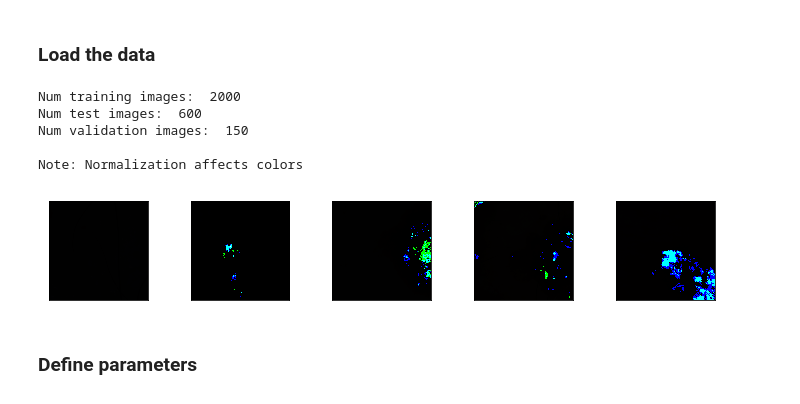
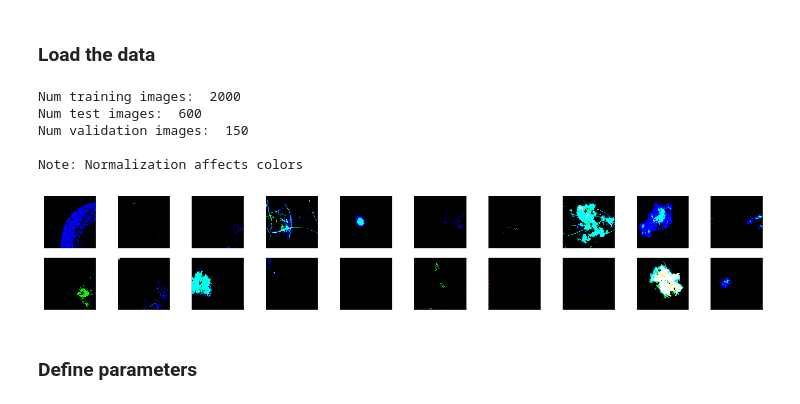
Before and after one commit to AnKra/udacity-dermatologist-ai, a Jupyter notebook: dermatologist-ai.ipynb, the cells around one changed output. Saved outputs shown, nothing was run; the diff lists cells and outputs as text; code cells hidden in the pictures.

Commit message:
increase batch size and changed scheduler

```diff
--- a/dermatologist-ai.ipynb
+++ b/dermatologist-ai.ipynb
@@ -334,30 +331,30 @@ Because of the relatively small amount of training data, I will use feature exta
 # %%
 %matplotlib inline
 
 image_size=299 # inception_v3 expects tensors with a size of N x 3 x 299 x 299
 
 train_transform = transforms.Compose([transforms.RandomHorizontalFlip(p=0.5),
                                       transforms.RandomVerticalFlip(p=0.5),
                                       transforms.RandomResizedCrop((image_size, image_size)),
                                       transforms.ToTensor(),
                                       transforms.Normalize(mean=[0.485, 0.456, 0.406],
                                                            std=[0.229, 0.224, 0.225])
                                      ])
 
 test_transform = transforms.Compose([transforms.Resize((image_size, image_size)),
                                      transforms.RandomResizedCrop((image_size, image_size)),
                                      transforms.ToTensor(),
                                      transforms.Normalize(mean=[0.485, 0.456, 0.406],
                                                           std=[0.229, 0.224, 0.225])])
 
-data, loaders = get_data_loaders("data/", train_transform, test_transform, image_size, batch_size=5)
+data, loaders = get_data_loaders("data/", train_transform, test_transform, image_size, batch_size=20)
 # %% [output]
 Num training images:  2000
 Num test images:  600
 Num validation images:  150
 
 Note: Normalization affects colors
-[figure, old version]
+[figure, new version]
 # %% [markdown]
 ### Define parameters
 # %%
```
Also changed, not shown: parts of 7 cells of this notebook.
